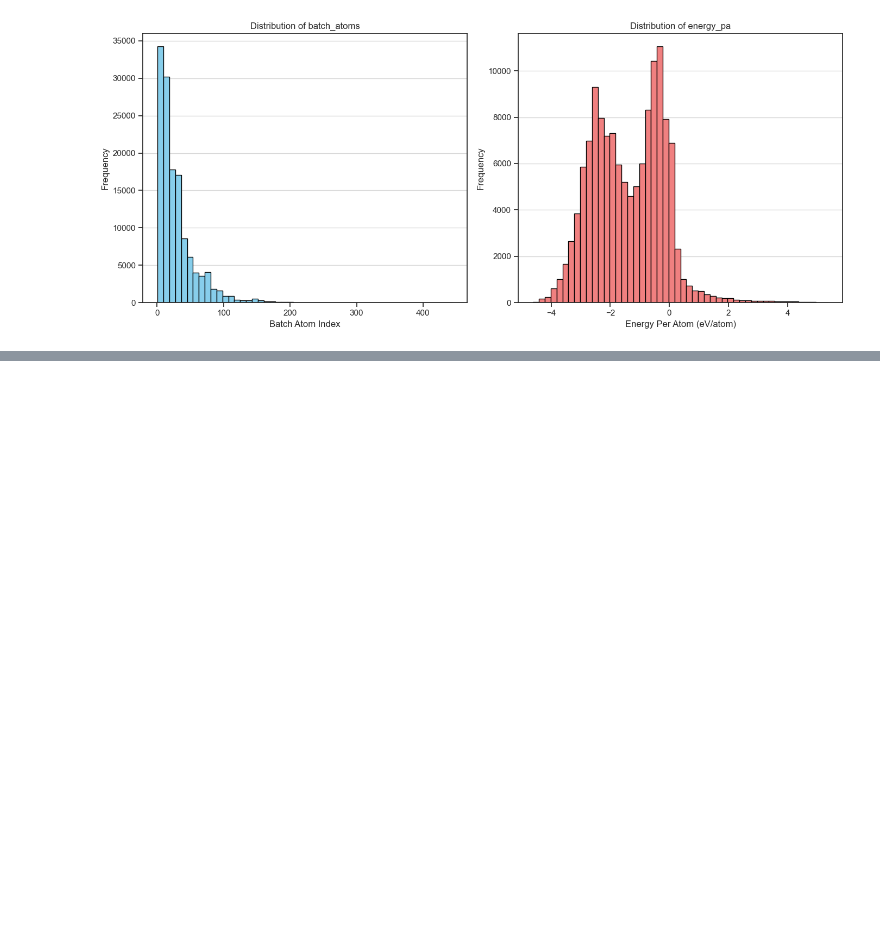
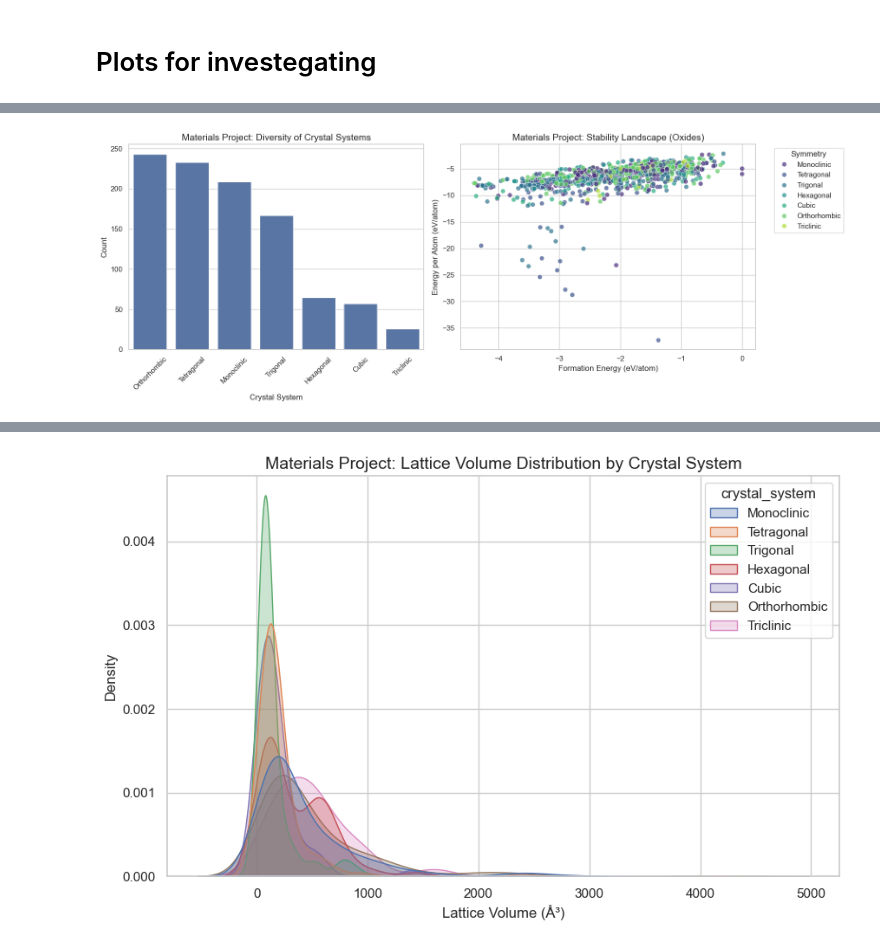
Before and after one commit to karlfindhansen/Non-Euclidean-Distances-in-Molecular-Representation, a Jupyter notebook: notebooks/Materials Project/materials_project_analysis.ipynb, the cells around one changed output, grey strips where cells are left out. Drawn from its saved outputs; the diff is of its cells as text; code cells hidden in the pictures; blank space fills up the shorter version.

Commit message:
Materials Project, QM9 and Grassmann done

```diff
--- a/notebooks/Materials Project/materials_project_analysis.ipynb
+++ b/notebooks/Materials Project/materials_project_analysis.ipynb
@@ -122,21 +33,2 @@ Stats:
-# %%
-fig, axes = plt.subplots(1, 2, figsize=(14, 6))
-
-# Histogram for 'batch_atoms'
-axes[0].hist(df['num_atoms'], bins=50, color='skyblue', edgecolor='black')
-axes[0].set_title('Distribution of batch_atoms')
-axes[0].set_xlabel('Batch Atom Index')
-axes[0].set_ylabel('Frequency')
-axes[0].grid(axis='y', alpha=0.75)
-
-# Histogram for 'energy_pa'
-axes[1].hist(df['energy_pa'], bins=50, color='lightcoral', edgecolor='black')
-axes[1].set_title('Distribution of energy_pa')
-axes[1].set_xlabel('Energy Per Atom (eV/atom)')
-axes[1].set_ylabel('Frequency')
-axes[1].grid(axis='y', alpha=0.75)
-
-plt.tight_layout()
-plt.show()
-# %% [output]
-[figure, removed]
+# %% [markdown]
+# Plots for investegating
@@ -142,0 +98,3 @@ plt.show()
+# %%
+plot_materials_data(df)
+# %% [output]
@@ -142,0 +104 @@ plt.show()
+[figure, added]
@@ -142,0 +106 @@ plt.show()
+[figure, added]
```
Also changed, not shown: parts of 8 cells of this notebook, 12 other files.
